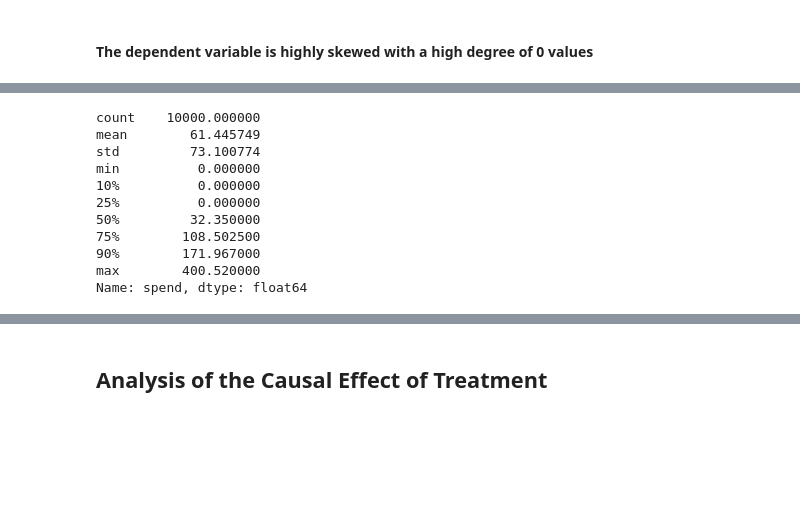
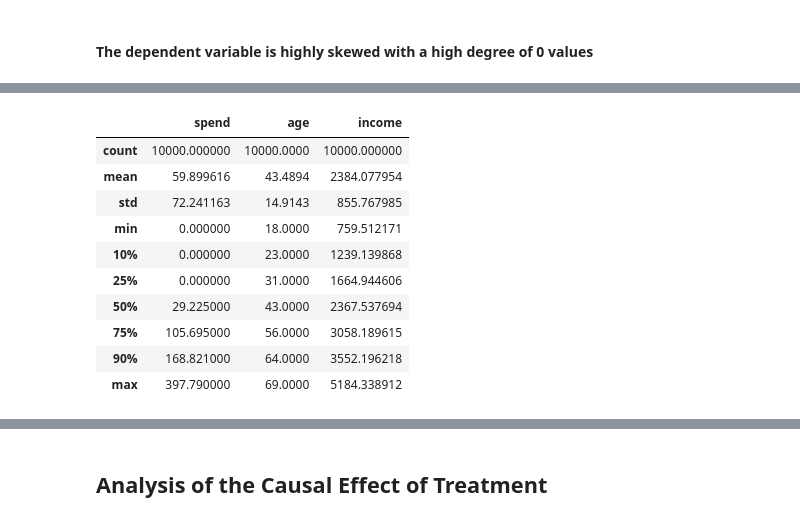
Before and after one commit to alexdparker/datascience, a Jupyter notebook: quantile_reg.ipynb, the cells around one changed output, grey strips where cells are left out. Drawn from its saved outputs; the diff is of its cells as text; code cells hidden in the pictures; blank space fills up the shorter version.

```diff
--- a/quantile_reg.ipynb
+++ b/quantile_reg.ipynb
@@ -103,17 +73,17 @@ sns.displot(df, x = 'spend', stat = 'density')
 # %%
-df['spend'].describe(percentiles = [.1,.25,.5,.75,.9])
+df.describe(percentiles = [.1,.25,.5,.75,.9])
 # %% [output]
-count    10000.000000
-mean        61.445749
-std         73.100774
-min          0.000000
-10%          0.000000
-25%          0.000000
-50%         32.350000
-75%        108.502500
-90%        171.967000
-max        400.520000
-Name: spend, dtype: float64
+|  | spend | age | income |
+| count | 10000.000000 | 10000.0000 | 10000.000000 |
+| mean | 59.899616 | 43.4894 | 2384.077954 |
+| std | 72.241163 | 14.9143 | 855.767985 |
+| min | 0.000000 | 18.0000 | 759.512171 |
+| 10% | 0.000000 | 23.0000 | 1239.139868 |
+| 25% | 0.000000 | 31.0000 | 1664.944606 |
+| 50% | 29.225000 | 43.0000 | 2367.537694 |
+| 75% | 105.695000 | 56.0000 | 3058.189615 |
+| 90% | 168.821000 | 64.0000 | 3552.196218 |
+| max | 397.790000 | 69.0000 | 5184.338912 |
 # %%
 sample = df.sample(frac = .1)
 
```
Also changed, not shown: parts of 26 cells of this notebook, 5 other files.
